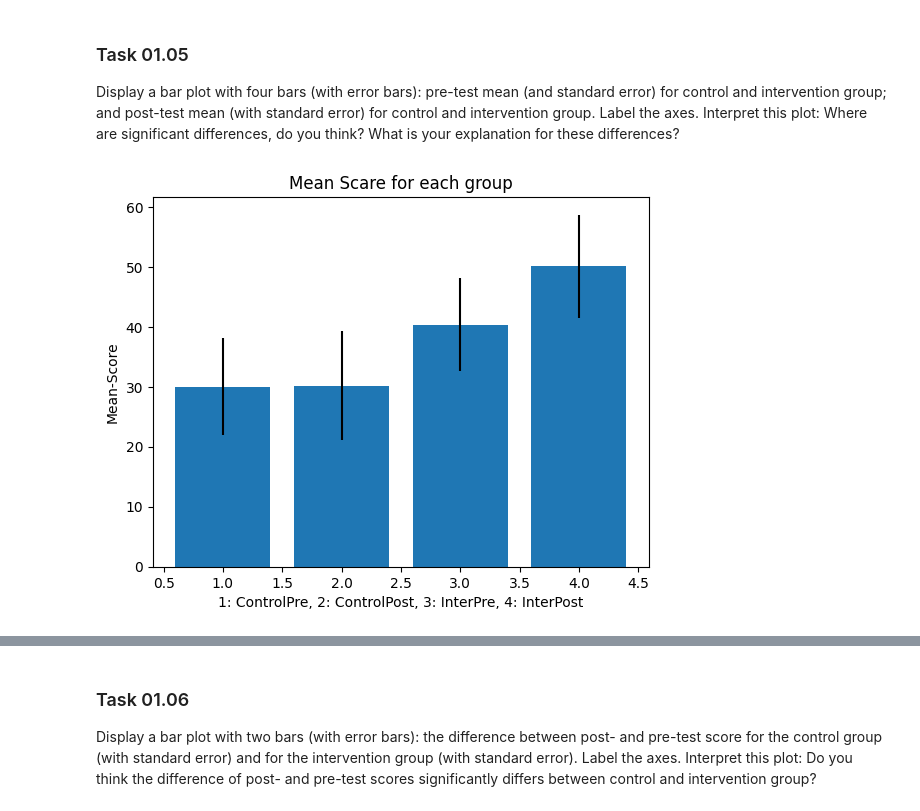
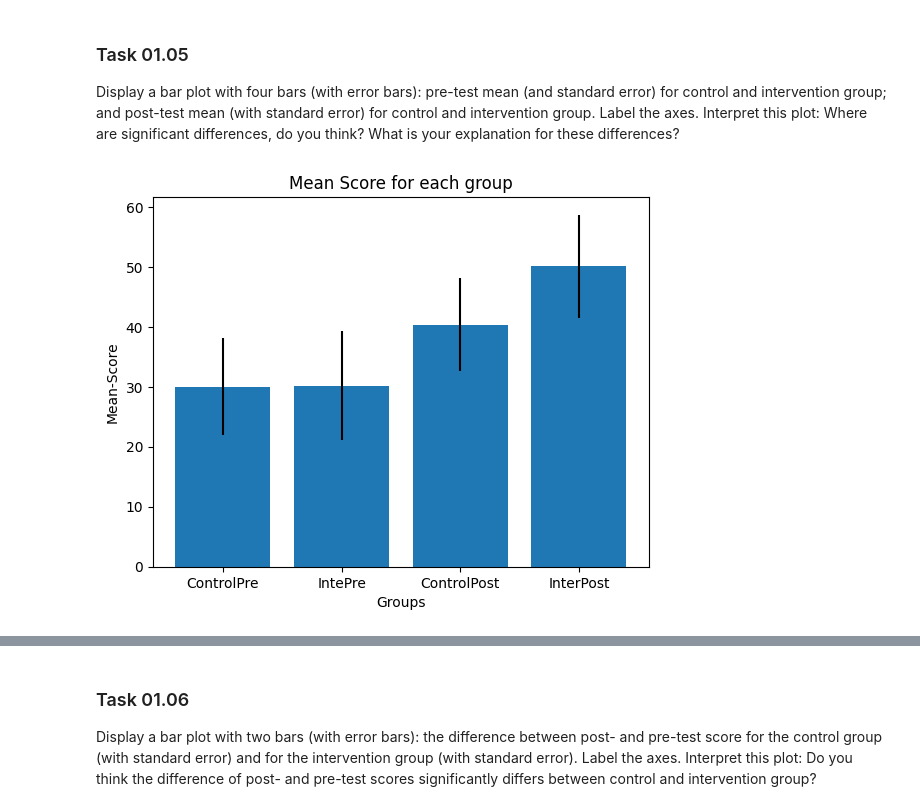
Before and after one commit to d3nnis2001/Data-Mining-Lecture, a Jupyter notebook: Abgabe1/sheet01.ipynb, the cells around one changed output, grey strips where cells are left out. Drawn from its saved outputs; the diff is of its cells as text; code cells hidden in the pictures.

```diff
--- a/Abgabe1/sheet01.ipynb
+++ b/Abgabe1/sheet01.ipynb
@@ -159,12 +159,13 @@ Display a bar plot with four bars (with error bars): pre-test mean (and standard
 # %%
 Con = np.where(X[:,1] == 0)[0]
 Inter = np.where(X[:,1] == 1)[0]
 
 plt.bar(x=[1,2,3,4], height=[X[:,2][Con].mean(), X[:,2][Inter].mean(), X[:,3][Con].mean(), X[:,3][Inter].mean()], yerr=[X[:,2][Con].std(), X[:,2][Inter].std(), X[:,3][Con].std(), X[:,3][Inter].std()])
-plt.xlabel("1: ControlPre, 2: ControlPost, 3: InterPre, 4: InterPost")
+plt.xticks([1,2,3,4], ["ControlPre", "IntePre", "ControlPost", "InterPost"])
+plt.xlabel("Groups")
 plt.ylabel("Mean-Score")
-plt.title("Mean Scare for each group")
+plt.title("Mean Score for each group")
 plt.show()
 # %% [output]
-[figure, old version]
+[figure, new version]
 # %% [markdown]
```
Also changed, not shown: parts of 7 cells of this notebook.
